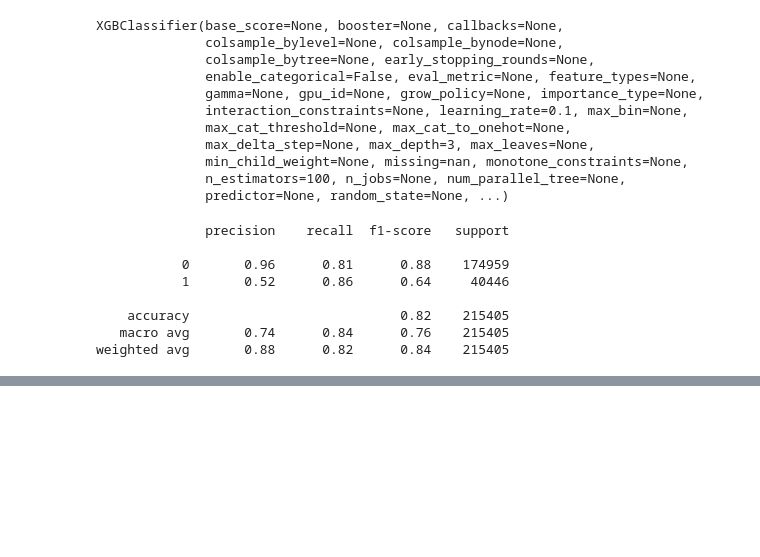
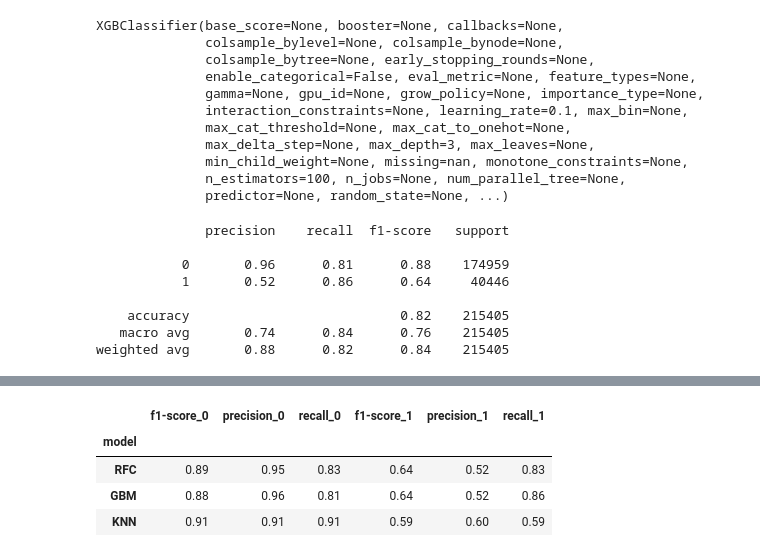
Before and after one commit to muchaimaryanne/Capstone_Customer_Churn_Prediction, a Jupyter notebook: Copy_of_Copy_of_Customer_Churn_Prediction.ipynb, the cells around one changed output, grey strips where cells are left out. Drawn from its saved outputs; the diff is of its cells as text; code cells hidden in the pictures; blank space fills up the shorter version.

```diff
--- a/Copy_of_Copy_of_Customer_Churn_Prediction.ipynb
+++ b/Copy_of_Copy_of_Customer_Churn_Prediction.ipynb
@@ -1260,0 +1366,2 @@ array([0, 1, 0, ..., 1, 1, 1])
+# %%
+knn_metrics = {'f1-score_0': 0.91, 'precision_0': 0.91, 'recall_0': 0.91, 'f1-score_1':0.59, 'precision_1': 0.60, 'recall_1':0.59}
@@ -1260,0 +1374,3 @@ array([0, 1, 0, ..., 1, 1, 1])
+# %%
+# Metrics that will be used for evaluation.
+metrics_list = [rfc_metrics, gbm_metrics, knn_metrics]
@@ -1260,0 +1379,5 @@ array([0, 1, 0, ..., 1, 1, 1])
+# %%
+combined_metrics = []
+for i, m in enumerate(metrics_list):
+    m['model'] = models[i]
+    combined_metrics.append(m)
@@ -1260,0 +1389,4 @@ array([0, 1, 0, ..., 1, 1, 1])
+# %%
+# Creating a comparison df
+metrics_df = pd.DataFrame(combined_metrics)
+metrics_df.set_index('model', inplace=True)
@@ -1260,0 +1397,8 @@ array([0, 1, 0, ..., 1, 1, 1])
+# %%
+metrics_df
+# %% [output]
+|  | f1-score_0 | precision_0 | recall_0 | f1-score_1 | precision_1 | recall_1 |
+| model |  |  |  |  |  |  |
+| RFC | 0.89 | 0.95 | 0.83 | 0.64 | 0.52 | 0.83 |
+| GBM | 0.88 | 0.96 | 0.81 | 0.64 | 0.52 | 0.86 |
+| KNN | 0.91 | 0.91 | 0.91 | 0.59 | 0.60 | 0.59 |
```
Also changed, not shown: parts of 45 cells of this notebook.
